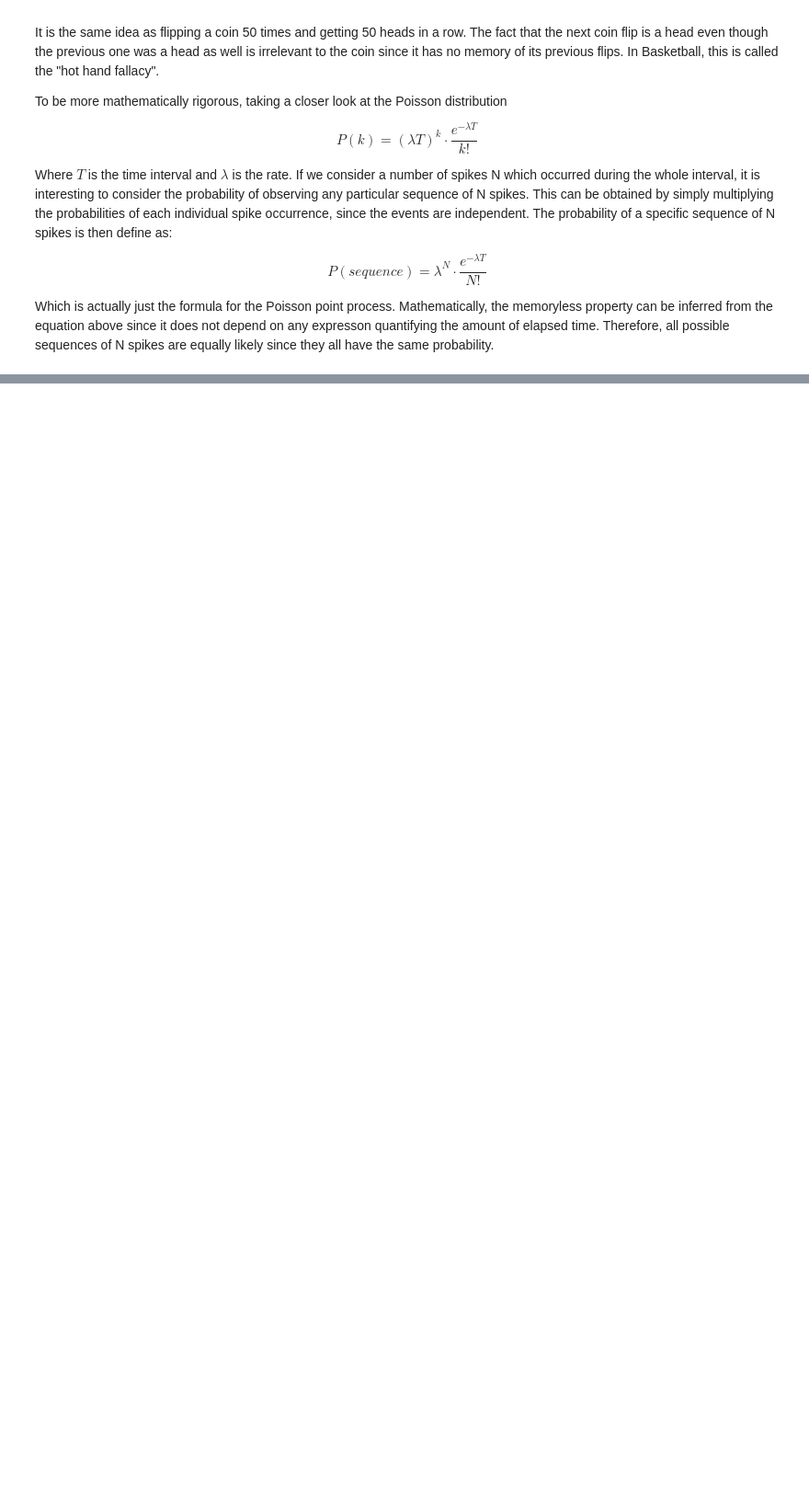
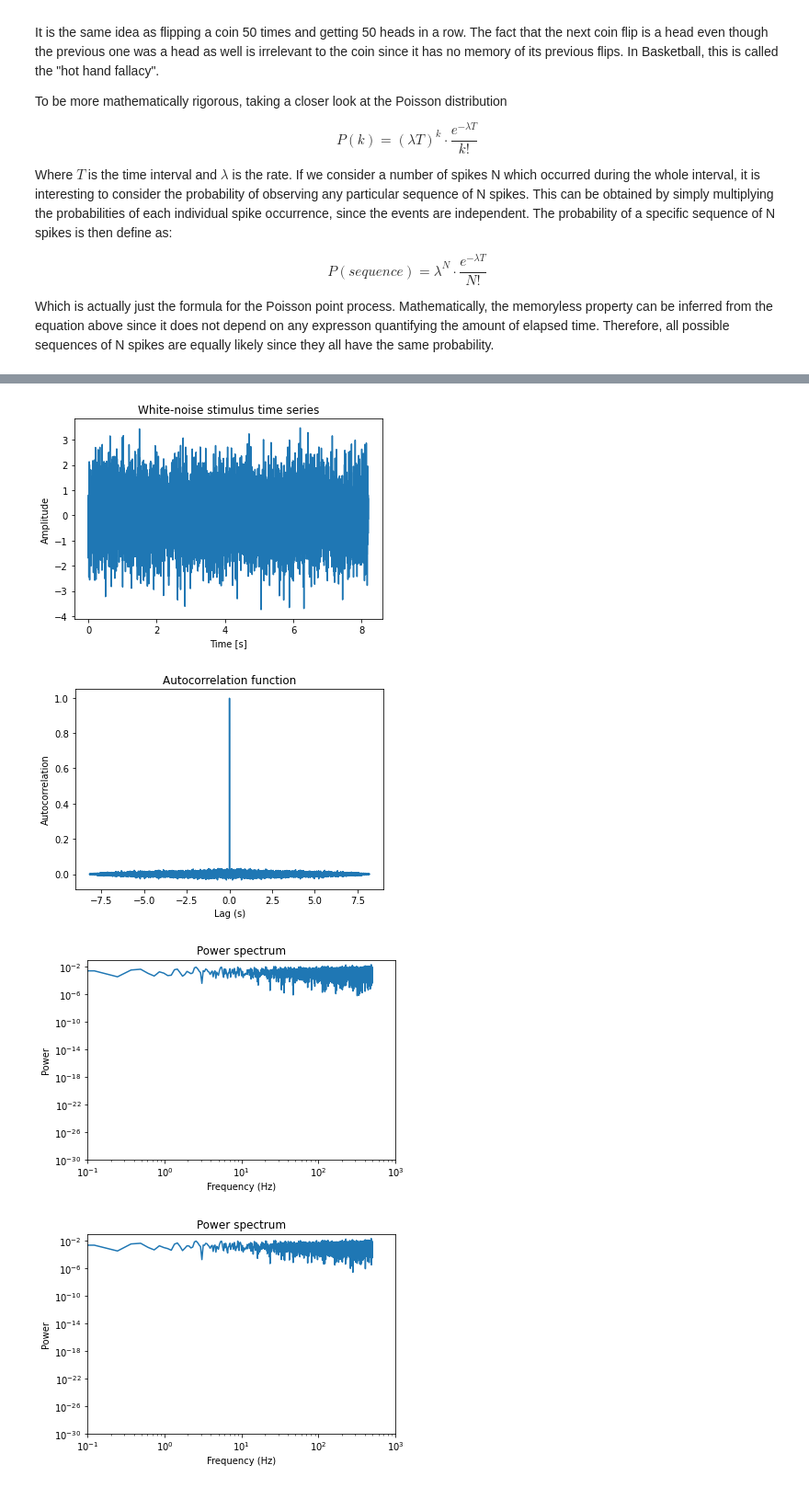
Before and after one commit to Revanchist317/DA_exercises, a Jupyter notebook: Chapter 1.ipynb, the cells around one changed output, grey strips where cells are left out. Shown: that part at 92% size. Saved outputs shown, nothing was run; the diff lists cells and outputs as text; code cells hidden in the pictures; blank space fills up the shorter version.

```diff
--- a/Chapter 1.ipynb
+++ b/Chapter 1.ipynb
@@ -423,0 +427,58 @@ Which is actually just the formula for the Poisson point process. Mathematically
+# %%
+import scipy.signal
+import math
+
+# Parameters
+n_samples = 2**13   # number of samples, about 8000. The reason for this is to make the psd faster
+dt = 0.001          # time step in secons, 1 ms
+
+# Generate white-noise stimulus by sampling from a normal distribution with zero mean and SD of 1
+stimulus = np.random.randn(n_samples)
+
+# Return evenly spaced values from 0 to 10000 and multiply by the dt
+t = np.arange(n_samples) * dt
+
+plt.plot(t, stimulus)
+plt.xlabel('Time [s]')
+plt.ylabel('Amplitude')
+plt.title('White-noise stimulus time series')
+
+# Compute autocorrelation function, peak at 0 wherein the value is the variance of the signal
+lags = np.arange(-n_samples+1, n_samples)*dt
+acf = np.correlate(stimulus, stimulus, mode='full')/n_samples
+plt.figure()
+plt.plot(lags, acf)
+plt.xlabel('Lag (s)')
+plt.ylabel('Autocorrelation')
+plt.title('Autocorrelation function')
+
+# Compute power spectrum
+# Here I show two different approaches, one is the scipy.signal module and the other is using the plt module.
+# The first one is far more user friendly and it makes several correct assumptions a priori! It was surprisingly
+# challenging to get the two to produce almost exactly the same figure and I think it's still not 100 % identical
+
+freq1, Pxx1 = scipy.signal.periodogram(stimulus, fs=1/dt, nfft=n_samples, window="hamming")
+plt.figure()
+plt.loglog(freq1, Pxx1)
+plt.ylim(10**-30, 10**-1)
+plt.xlim(10**-1, 10**3)
+plt.xlabel('Frequency (Hz)')
+plt.ylabel('Power')
+plt.title('Power spectrum')
+
+plt.figure()
+Pxx2, freq2 = plt.psd(stimulus, Fs=1/dt, NFFT=n_samples)
+plt.close()
+plt.figure()
+plt.loglog(freq2, Pxx2)
+plt.ylim(10**-30, 10**-1)
+plt.xlim(10**-1, 10**3)
+plt.xlabel('Frequency (Hz)')
+plt.ylabel('Power')
+plt.title('Power spectrum')
+plt.show()
+# %% [output]
+[figure, added]
+[figure, added]
+[figure, added]
+[figure, added]
```
Also changed, not shown: parts of 5 cells of this notebook.
